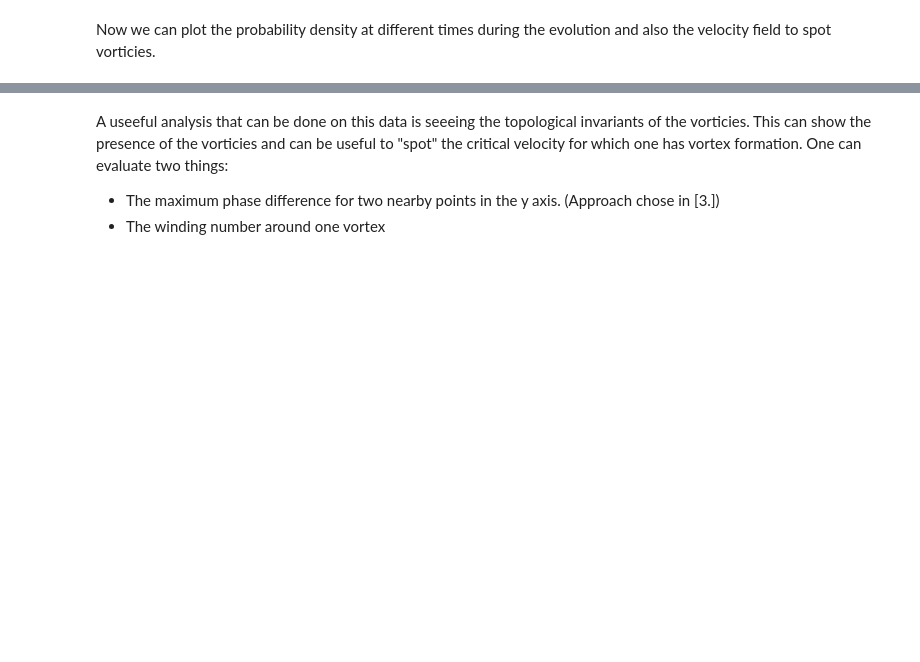
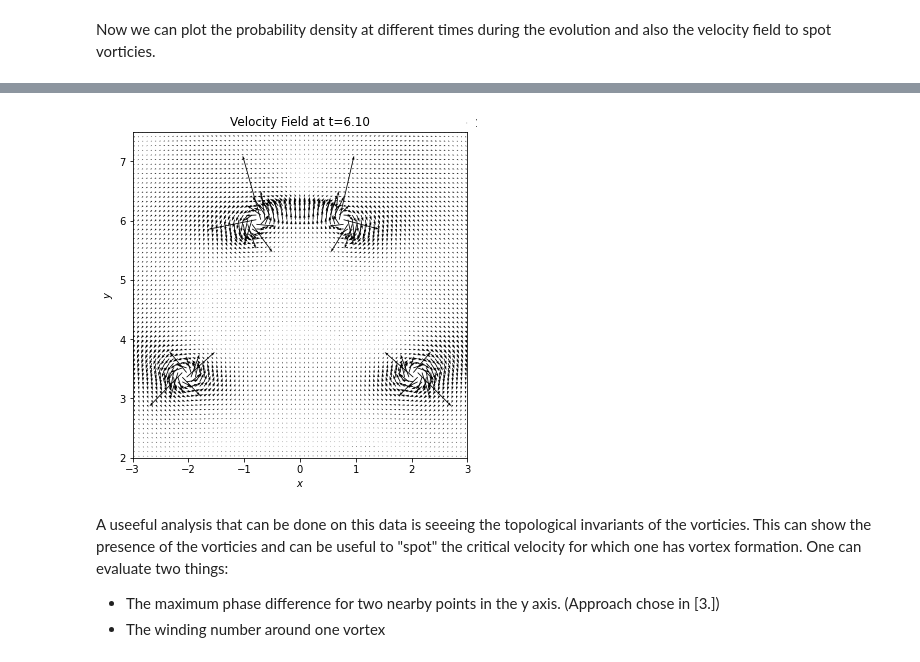
Before and after one commit to mvilucchio/BEC_TSSP, a Jupyter notebook: final_notebook.ipynb, the cells around one changed output, grey strips where cells are left out. Drawn from its saved outputs; the diff is of its cells as text; code cells hidden in the pictures; blank space fills up the shorter version.

```diff
--- a/final_notebook.ipynb
+++ b/final_notebook.ipynb
@@ -234,9 +233,8 @@ axis_contour.set_aspect('equal')
 # %%
 u, v = gp.veloc_2d(psi_t[frame], x_spacing, y_spacing)
-veloc_fig = pt.quiver_plotter(X, Y, [u, v], show_plot=False)
-veloc_axis = veloc_fig.gca()
-veloc_axis.axis([-3,3,2,7.5])
-veloc_axis.set_aspect('equal')
+veloc_fig = pt.quiver_plotter(X, Y, [u, v], plot_range=[-3.0,3.0,2.0,7.5], title='Velocity Field at t={:.2f}'.format(dt*saving_time*frame))
+# %% [output]
+[figure, added]
 # %% [markdown]
 A useeful analysis that can be done on this data is seeeing the topological invariants of the vorticies. This can show the presence of the vorticies and can be useful to "spot" the critical velocity for which one has vortex formation.
 One can evaluate two things:
```
Also changed, not shown: parts of 13 cells of this notebook, 1 other file.
